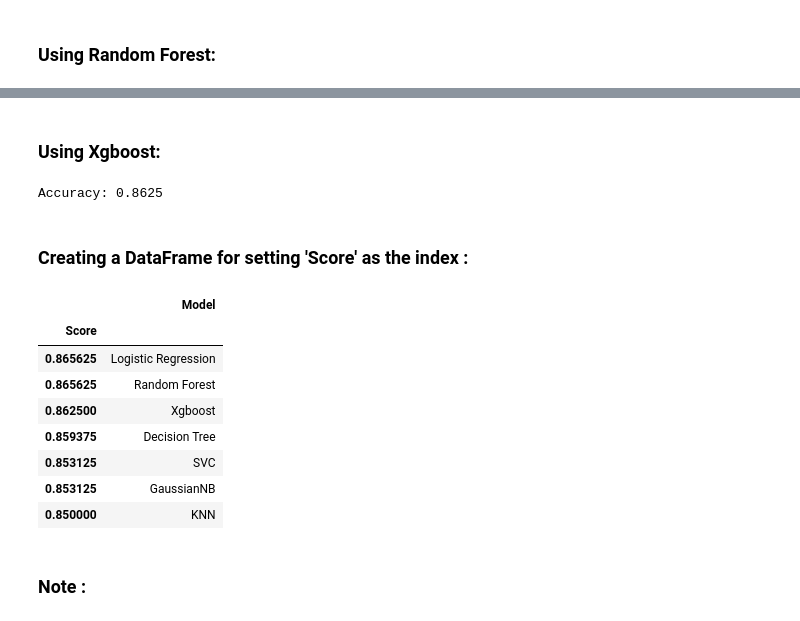
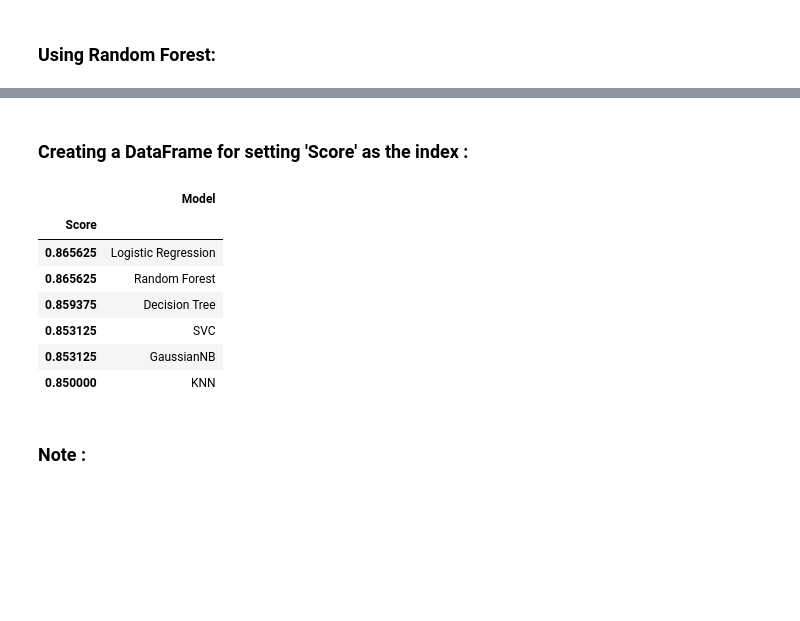
Before and after one commit to farshidhesami/machine_learning_01, a Jupyter notebook: research/Experiment.ipynb, the cells around one changed output, grey strips where cells are left out. Cells and saved outputs as stored; diff of their text form; code cells hidden in the pictures; blank space fills up the shorter version.

```diff
--- a/research/Experiment.ipynb
+++ b/research/Experiment.ipynb
@@ -484,45 +494,28 @@ Accuracy: 0.865625
-# %% [markdown]
-### Using Xgboost:
-# %%
-import xgboost as xgb
-from sklearn.metrics import accuracy_score
-
-
-xg_clf = xgb.XGBClassifier( learning_rate=0.1, max_depth=3, n_estimators=10, seed=42, verbosity=1, objective='binary:logistic')
-
-xg_clf.fit(X_train, y_train)
-
-y_pred = xg_clf.predict(X_test)
-
-print("Accuracy:", accuracy_score(y_test, y_pred))
-# %% [output]
-Accuracy: 0.8625
 # %% [markdown]
 ### Creating a DataFrame for setting 'Score' as the index :
 # %%
 import pandas as pd
 
 # List of dictionaries, each representing a model and its score
 models = [
     {'Model': 'Logistic Regression', 'Score': 0.865625},
     {'Model': 'KNN', 'Score':  0.85},
     {'Model': 'SVC', 'Score': 0.853125},
     {'Model': 'Decision Tree', 'Score': 0.859375},
     {'Model': 'GaussianNB', 'Score': 0.853125},
     {'Model': 'Random Forest', 'Score': 0.865625},
-    {'Model': 'Xgboost', 'Score': 0.8625}
+
 ]
 
 results = pd.DataFrame(models)
 result_df = results.sort_values(by='Score', ascending=False).set_index('Score')
 
 result_df
 # %% [output]
 |  | Model |
 | Score |  |
 | 0.865625 | Logistic Regression |
 | 0.865625 | Random Forest |
-| 0.862500 | Xgboost |
 | 0.859375 | Decision Tree |
 | 0.853125 | SVC |
 | 0.853125 | GaussianNB |
```
Also changed, not shown: parts of 18 cells of this notebook, 28 other files.
